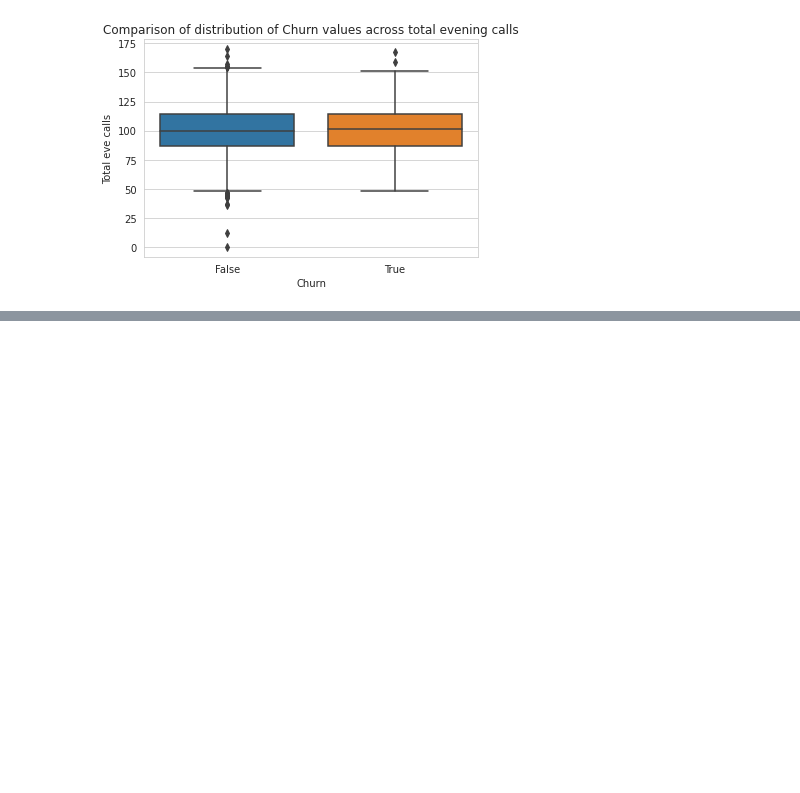
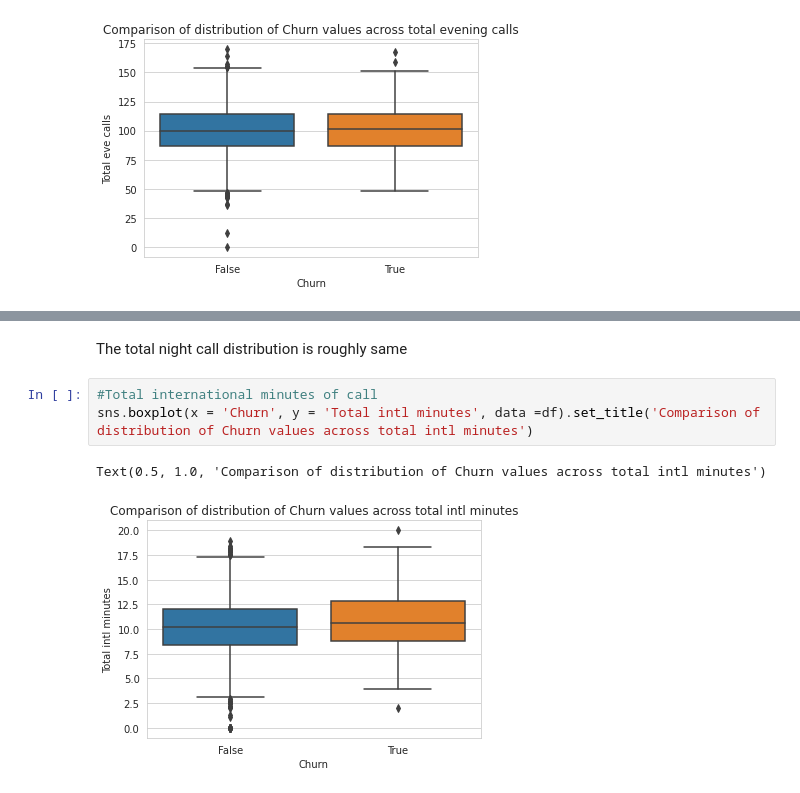
Before and after one commit to ShubhamCDgithub/Telecom-Churn-Analysis, a Jupyter notebook: Telecom_Churn_Analysis_Capstone_Project.ipynb, the cells around one changed output, grey strips where cells are left out. Drawn from its saved outputs; the diff is of its cells as text; blank space fills up the shorter version.

```diff
--- a/Telecom_Churn_Analysis_Capstone_Project.ipynb
+++ b/Telecom_Churn_Analysis_Capstone_Project.ipynb
@@ -474,0 +492,8 @@ Text(0.5, 1.0, 'Comparison of distribution of Churn values across total evening
+# %% [markdown]
+The total night call distribution is roughly same
+# %%
+#Total international minutes of call
+sns.boxplot(x = 'Churn', y = 'Total intl minutes', data =df).set_title('Comparison of distribution of Churn values across total intl minutes')
+# %% [output]
+Text(0.5, 1.0, 'Comparison of distribution of Churn values across total intl minutes')
+[figure, added]
```
Also changed, not shown: parts of 8 cells of this notebook.
